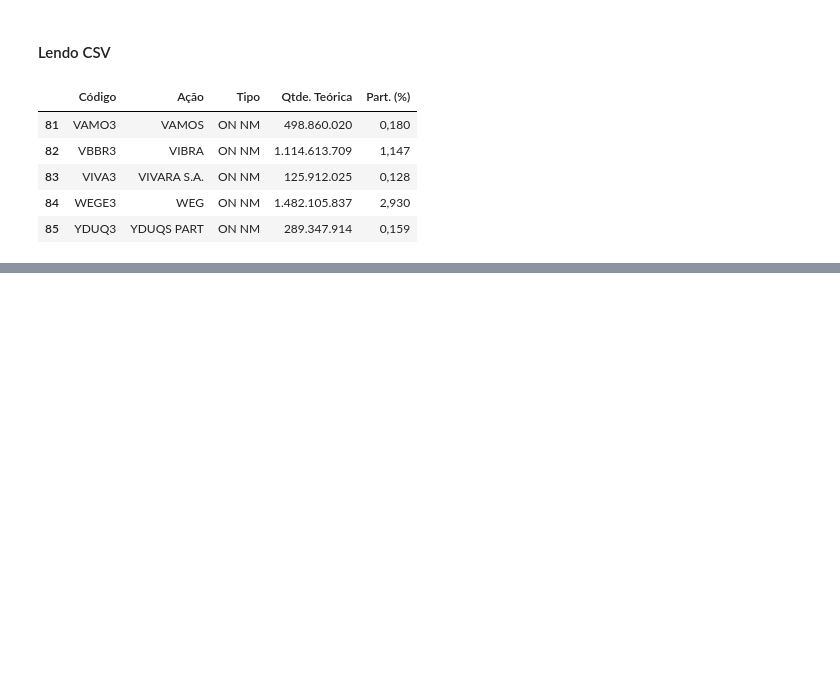
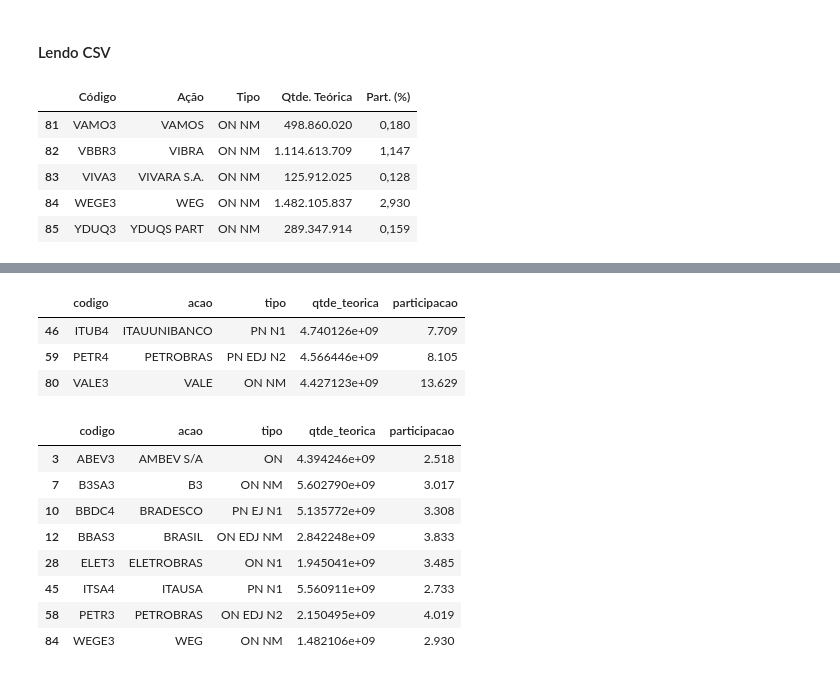
Before and after one commit to pdiegoneves/UNICESUMAR-Python-Avancado, a Jupyter notebook: bibliotecas.ipynb, the cells around one changed output, grey strips where cells are left out. Cells and saved outputs as stored; diff of their text form; code cells hidden in the pictures; blank space fills up the shorter version.

```diff
--- a/bibliotecas.ipynb
+++ b/bibliotecas.ipynb
@@ -277,0 +305,20 @@ df_ibov
+# %%
+#filtro
+df_ibov.loc[df_ibov['participacao'] > 5]
+# %% [output]
+|  | codigo | acao | tipo | qtde_teorica | participacao |
+| 46 | ITUB4 | ITAUUNIBANCO | PN N1 | 4.740126e+09 | 7.709 |
+| 59 | PETR4 | PETROBRAS | PN EDJ N2 | 4.566446e+09 | 8.105 |
+| 80 | VALE3 | VALE | ON NM | 4.427123e+09 | 13.629 |
+# %%
+df_ibov.loc[(df_ibov['participacao'] > 2) & (df_ibov['participacao'] < 5)]
+# %% [output]
+|  | codigo | acao | tipo | qtde_teorica | participacao |
+| 3 | ABEV3 | AMBEV S/A | ON | 4.394246e+09 | 2.518 |
+| 7 | B3SA3 | B3 | ON NM | 5.602790e+09 | 3.017 |
+| 10 | BBDC4 | BRADESCO | PN EJ N1 | 5.135772e+09 | 3.308 |
+| 12 | BBAS3 | BRASIL | ON EDJ NM | 2.842248e+09 | 3.833 |
+| 28 | ELET3 | ELETROBRAS | ON N1 | 1.945041e+09 | 3.485 |
+| 45 | ITSA4 | ITAUSA | PN N1 | 5.560911e+09 | 2.733 |
+| 58 | PETR3 | PETROBRAS | ON EDJ N2 | 2.150495e+09 | 4.019 |
+| 84 | WEGE3 | WEG | ON NM | 1.482106e+09 | 2.930 |
```
Also changed, not shown: parts of 11 cells of this notebook, 1 other file.
